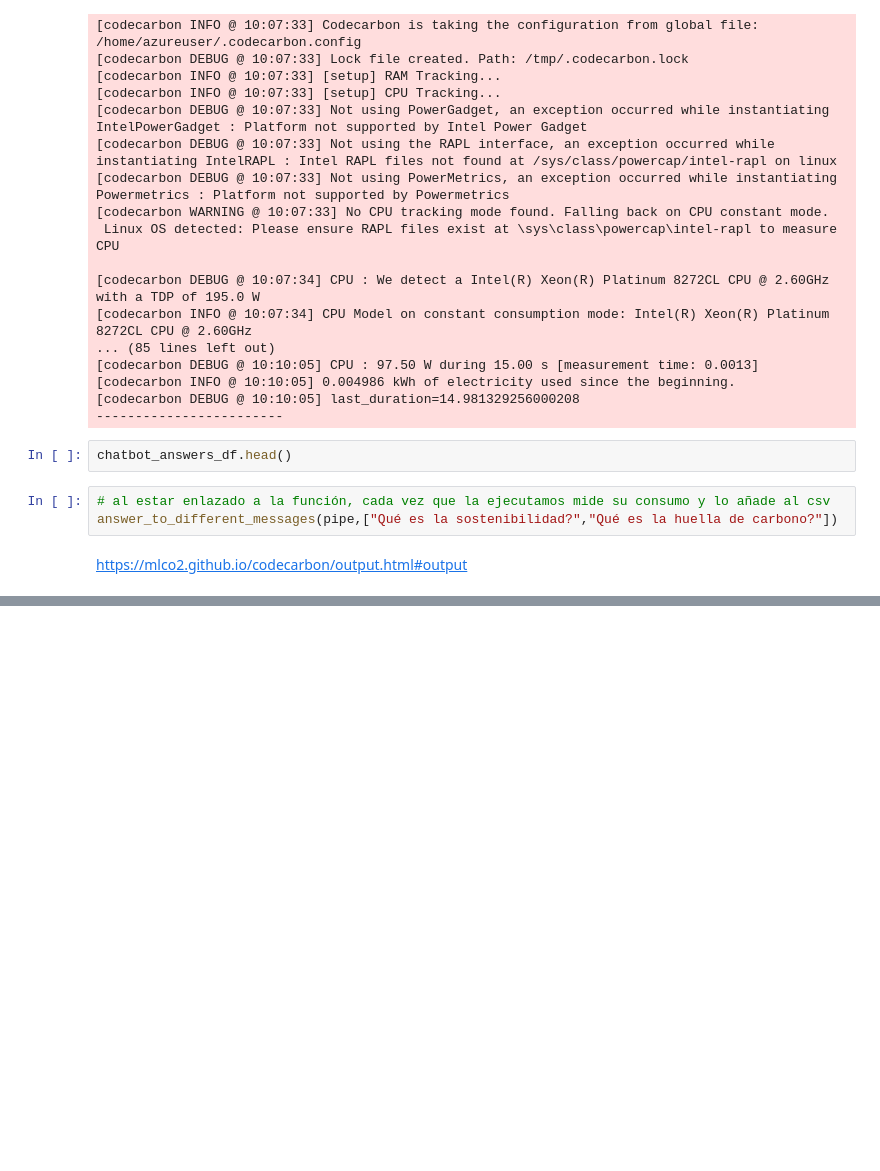
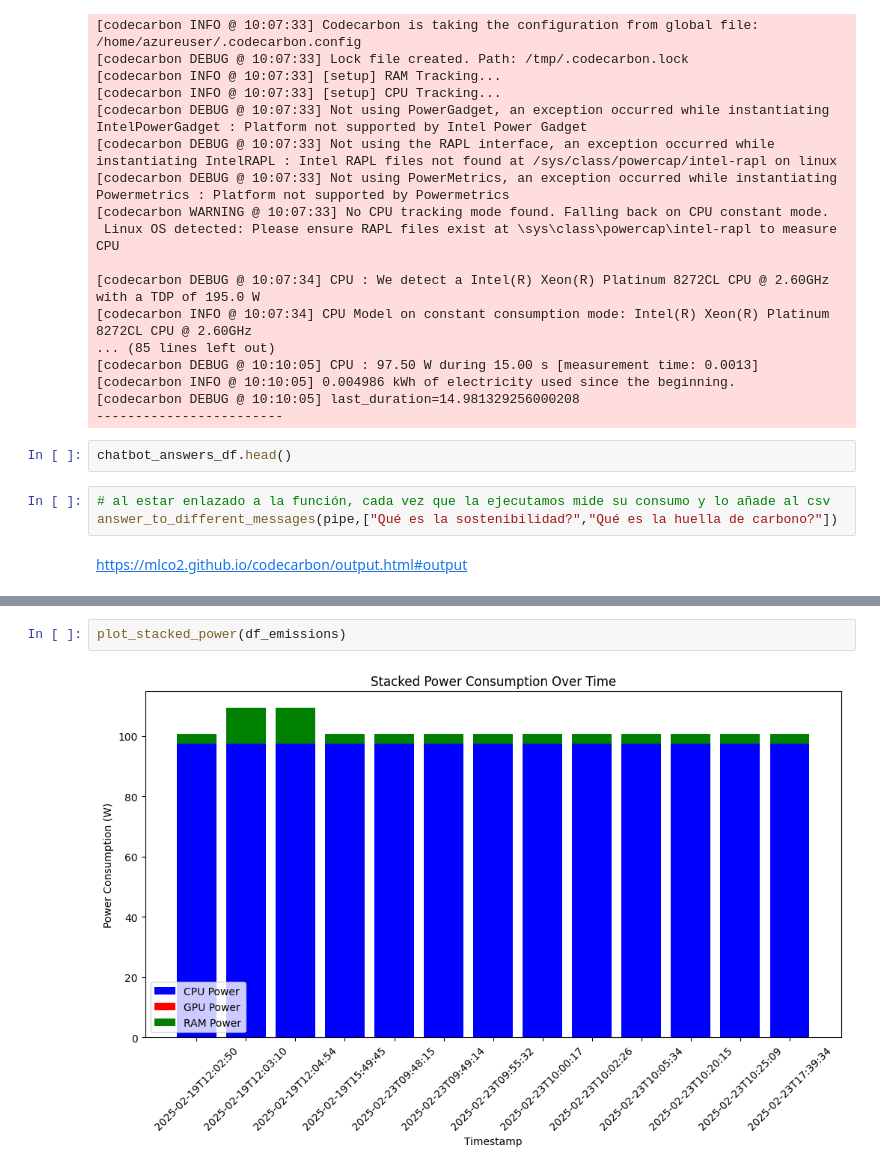
Before and after one commit to Spain-AI/worshop-ia-sostenible, a Jupyter notebook: notebooks/01_MSFT_workshop-sost-ai_codecarbon.ipynb, the cells around one changed output, grey strips where cells are left out. Saved outputs shown, nothing was run; the diff lists cells and outputs as text; blank space fills up the shorter version.

```diff
--- a/notebooks/01_MSFT_workshop-sost-ai_codecarbon.ipynb
+++ b/notebooks/01_MSFT_workshop-sost-ai_codecarbon.ipynb
@@ -330,0 +393,4 @@ df_emissions.head()
+# %%
+plot_stacked_power(df_emissions)
+# %% [output]
+[figure, added]
```
Also changed, not shown: parts of 11 cells of this notebook.
